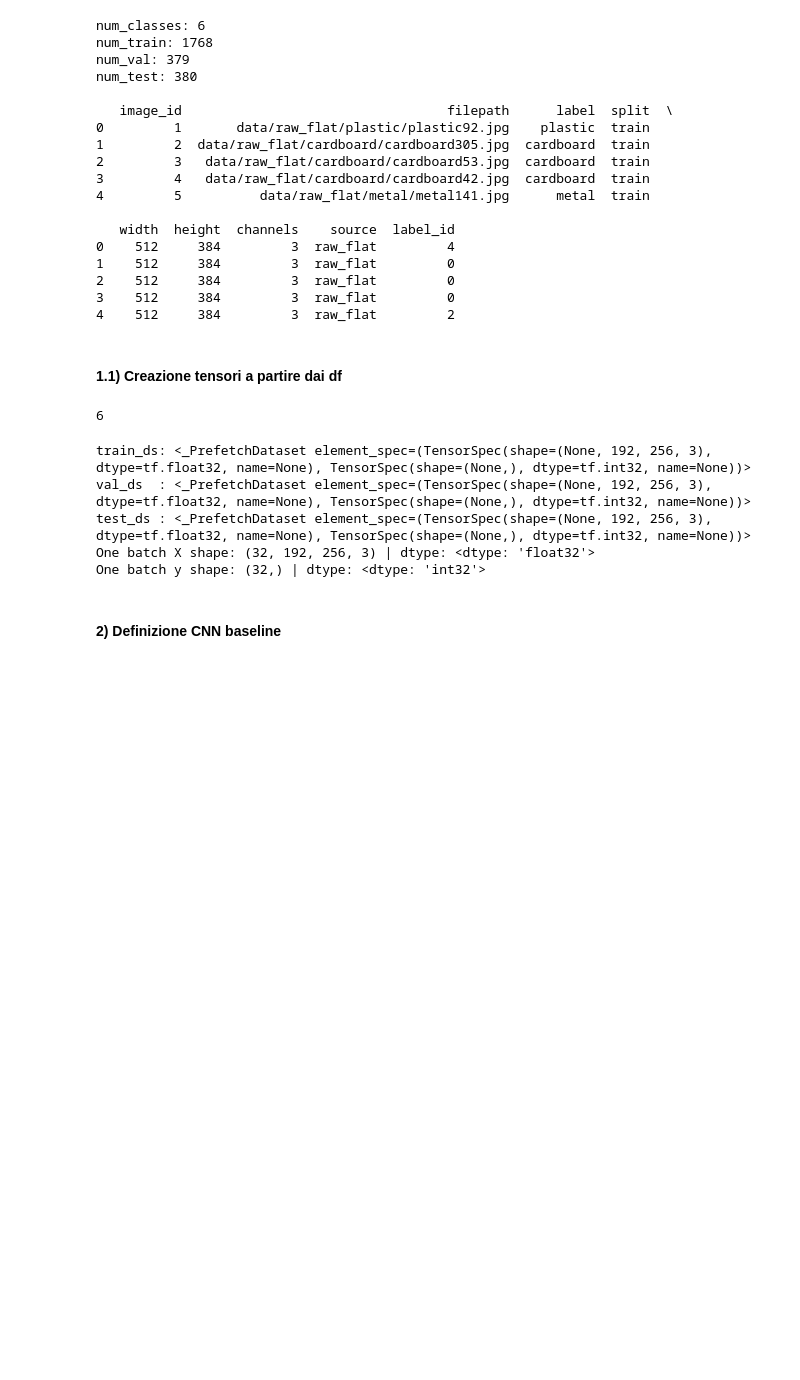
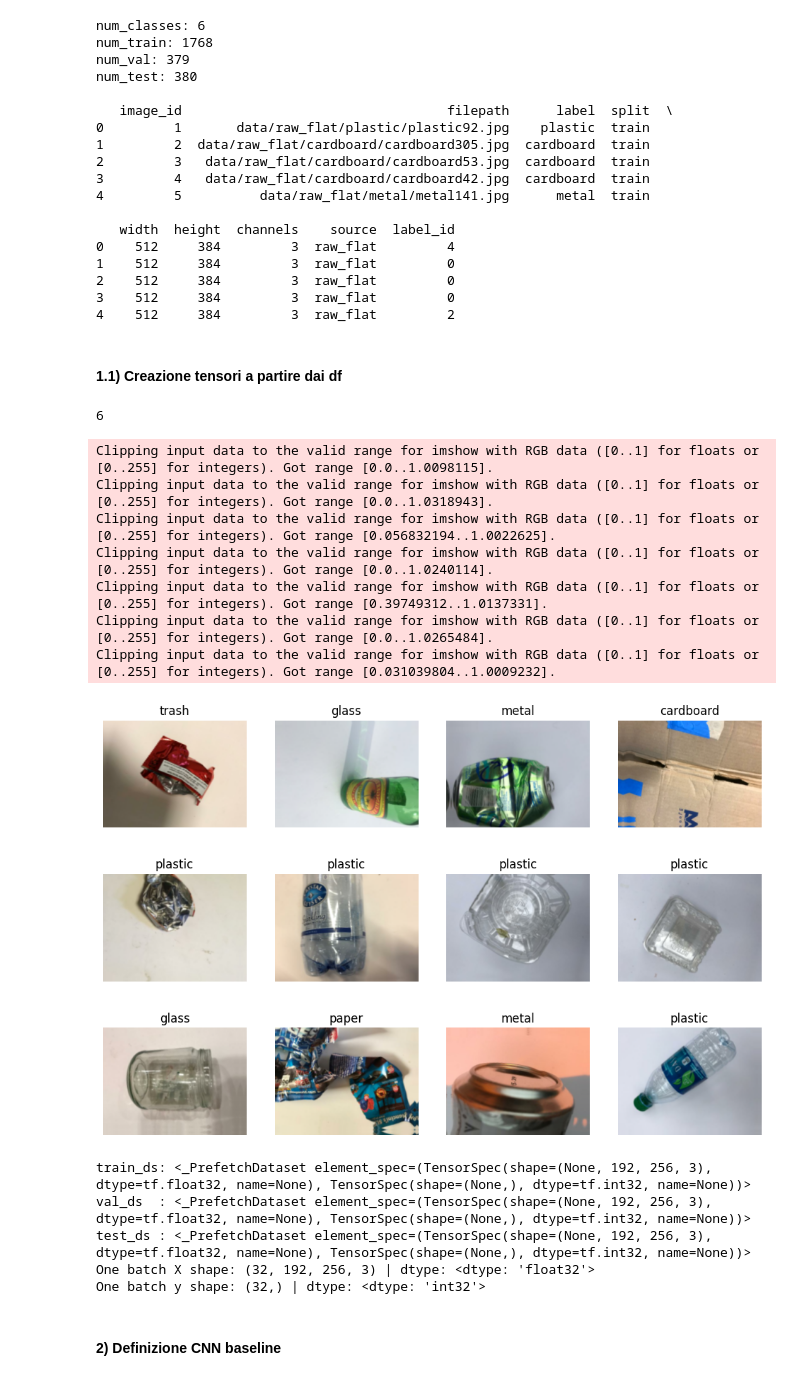
Before and after one commit to Benna02code/Progetto-Data-Science, a Jupyter notebook: notebooks/05_CNN_baseline.ipynb, the cells around one changed output. Saved outputs shown, nothing was run; the diff lists cells and outputs as text; code cells hidden in the pictures; blank space fills up the shorter version.

```diff
--- a/notebooks/05_CNN_baseline.ipynb
+++ b/notebooks/05_CNN_baseline.ipynb
@@ -109,6 +114,29 @@ test_ds = make_dataset(
 num_classes
 # %% [output]
 6
+# %%
+# Visualizziamo un batch di immagini
+
+def show_batch(ds, n=12):
+    x, y = next(iter(ds))
+    plt.figure(figsize=(12, 8))
+    for i in range(n):
+        ax = plt.subplot(3, 4, i + 1)
+        plt.imshow(x[i].numpy())
+        plt.title(id2label[y[i].numpy()])
+        plt.axis("off")
+    plt.show()
+
+show_batch(train_ds)
+# %% [output]
+Clipping input data to the valid range for imshow with RGB data ([0..1] for floats or [0..255] for integers). Got range [0.0..1.0098115].
+Clipping input data to the valid range for imshow with RGB data ([0..1] for floats or [0..255] for integers). Got range [0.0..1.0318943].
+Clipping input data to the valid range for imshow with RGB data ([0..1] for floats or [0..255] for integers). Got range [0.056832194..1.0022625].
+Clipping input data to the valid range for imshow with RGB data ([0..1] for floats or [0..255] for integers). Got range [0.0..1.0240114].
+Clipping input data to the valid range for imshow with RGB data ([0..1] for floats or [0..255] for integers). Got range [0.39749312..1.0137331].
+Clipping input data to the valid range for imshow with RGB data ([0..1] for floats or [0..255] for integers). Got range [0.0..1.0265484].
+Clipping input data to the valid range for imshow with RGB data ([0..1] for floats or [0..255] for integers). Got range [0.031039804..1.0009232].
+[figure, added]
 # %%
 # Quick sanity-check: verify dataset structure and batch shapes
 print("train_ds:", train_ds)
```
Also changed, not shown: parts of 10 cells of this notebook, 2 other files.
